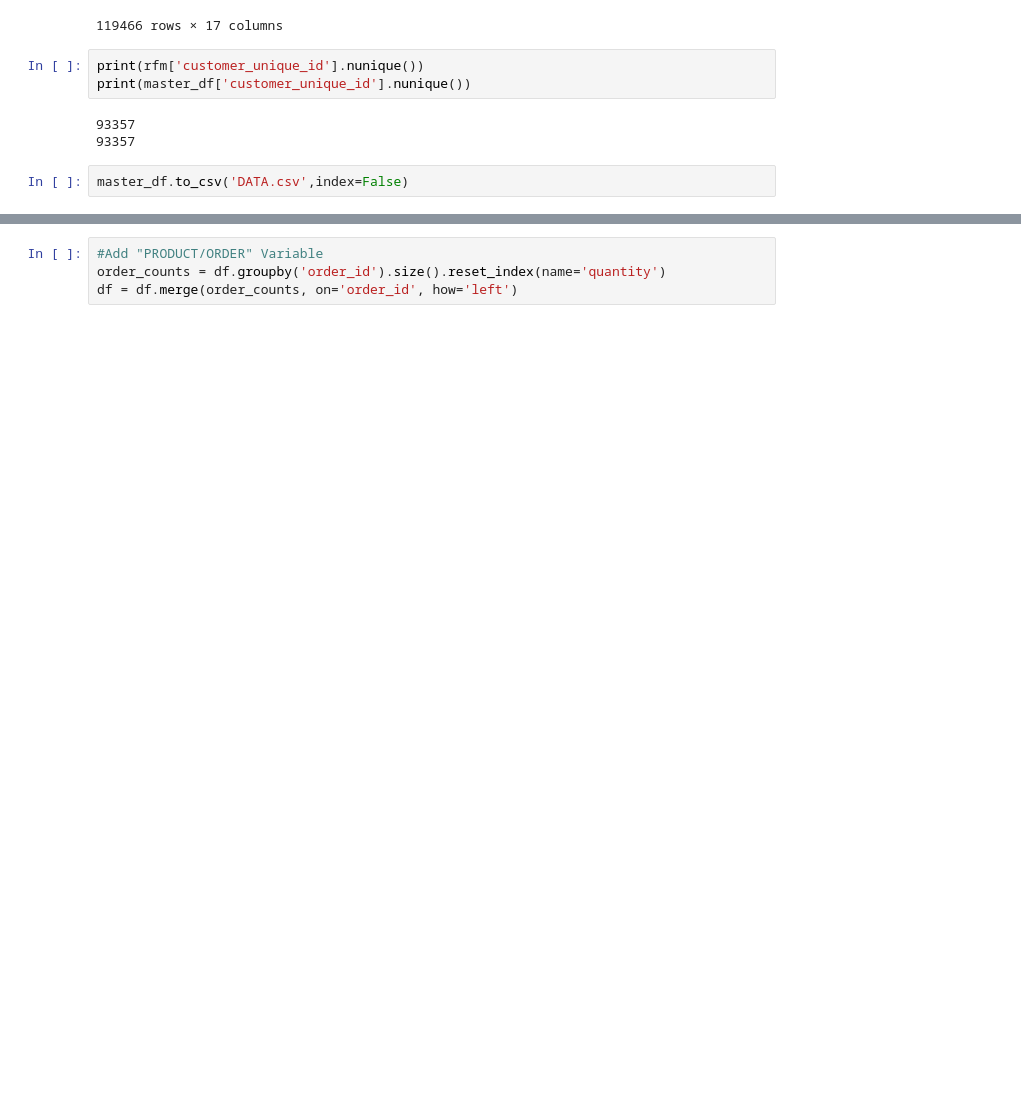
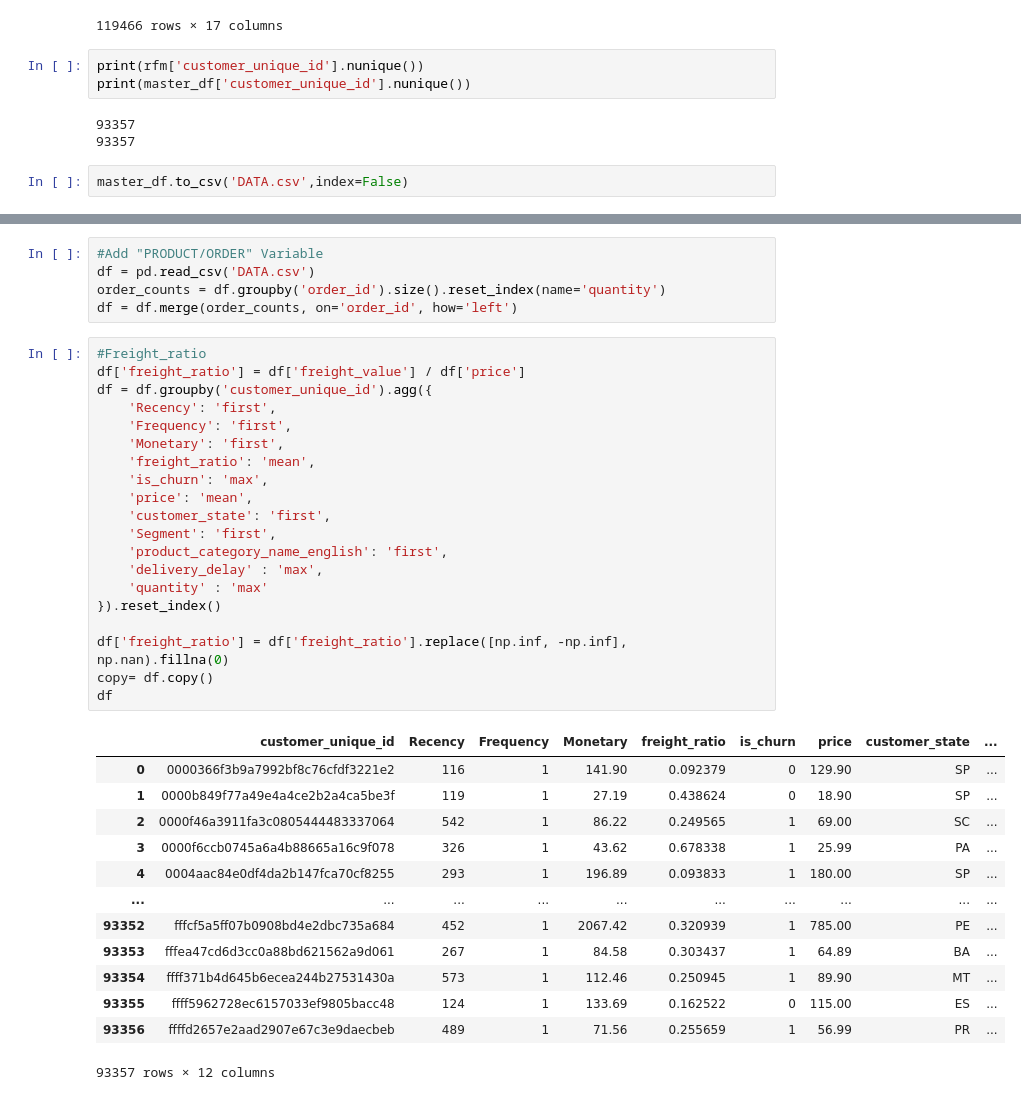
Before and after one commit to truongphuclam2007/PROJECT, a Jupyter notebook: ANALYSE.ipynb, the cells around one changed output, grey strips where cells are left out. Saved outputs shown, nothing was run; the diff lists cells and outputs as text; blank space fills up the shorter version.

```diff
--- a/ANALYSE.ipynb
+++ b/ANALYSE.ipynb
@@ -168,6 +186,41 @@ print(df.head())
 # %%
 #Add "PRODUCT/ORDER" Variable
+df = pd.read_csv('DATA.csv')
 order_counts = df.groupby('order_id').size().reset_index(name='quantity')
 df = df.merge(order_counts, on='order_id', how='left')
+# %%
+#Freight_ratio
+df['freight_ratio'] = df['freight_value'] / df['price']
+df = df.groupby('customer_unique_id').agg({
+    'Recency': 'first',
+    'Frequency': 'first',
+    'Monetary': 'first',
+    'freight_ratio': 'mean',
+    'is_churn': 'max',
+    'price': 'mean',
+    'customer_state': 'first',
+    'Segment': 'first',
+    'product_category_name_english': 'first',
+    'delivery_delay' : 'max',
+    'quantity' : 'max'
+}).reset_index()
+
+df['freight_ratio'] = df['freight_ratio'].replace([np.inf, -np.inf], np.nan).fillna(0)
+copy= df.copy()
+df
+# %% [output]
+|  | customer_unique_id | Recency | Frequency | Monetary | freight_ratio | is_churn | price | customer_state | ... |
+| 0 | 0000366f3b9a7992bf8c76cfdf3221e2 | 116 | 1 | 141.90 | 0.092379 | 0 | 129.90 | SP | ... |
+| 1 | 0000b849f77a49e4a4ce2b2a4ca5be3f | 119 | 1 | 27.19 | 0.438624 | 0 | 18.90 | SP | ... |
+| 2 | 0000f46a3911fa3c0805444483337064 | 542 | 1 | 86.22 | 0.249565 | 1 | 69.00 | SC | ... |
+| 3 | 0000f6ccb0745a6a4b88665a16c9f078 | 326 | 1 | 43.62 | 0.678338 | 1 | 25.99 | PA | ... |
+| 4 | 0004aac84e0df4da2b147fca70cf8255 | 293 | 1 | 196.89 | 0.093833 | 1 | 180.00 | SP | ... |
+| ... | ... | ... | ... | ... | ... | ... | ... | ... | ... |
+| 93352 | fffcf5a5ff07b0908bd4e2dbc735a684 | 452 | 1 | 2067.42 | 0.320939 | 1 | 785.00 | PE | ... |
+| 93353 | fffea47cd6d3cc0a88bd621562a9d061 | 267 | 1 | 84.58 | 0.303437 | 1 | 64.89 | BA | ... |
+| 93354 | ffff371b4d645b6ecea244b27531430a | 573 | 1 | 112.46 | 0.250945 | 1 | 89.90 | MT | ... |
+| 93355 | ffff5962728ec6157033ef9805bacc48 | 124 | 1 | 133.69 | 0.162522 | 0 | 115.00 | ES | ... |
+| 93356 | ffffd2657e2aad2907e67c3e9daecbeb | 489 | 1 | 71.56 | 0.255659 | 1 | 56.99 | PR | ... |
+93357 rows × 12 columns
 # %%
 %pip install scikit-learn
```
Also changed, not shown: parts of 7 cells of this notebook.
